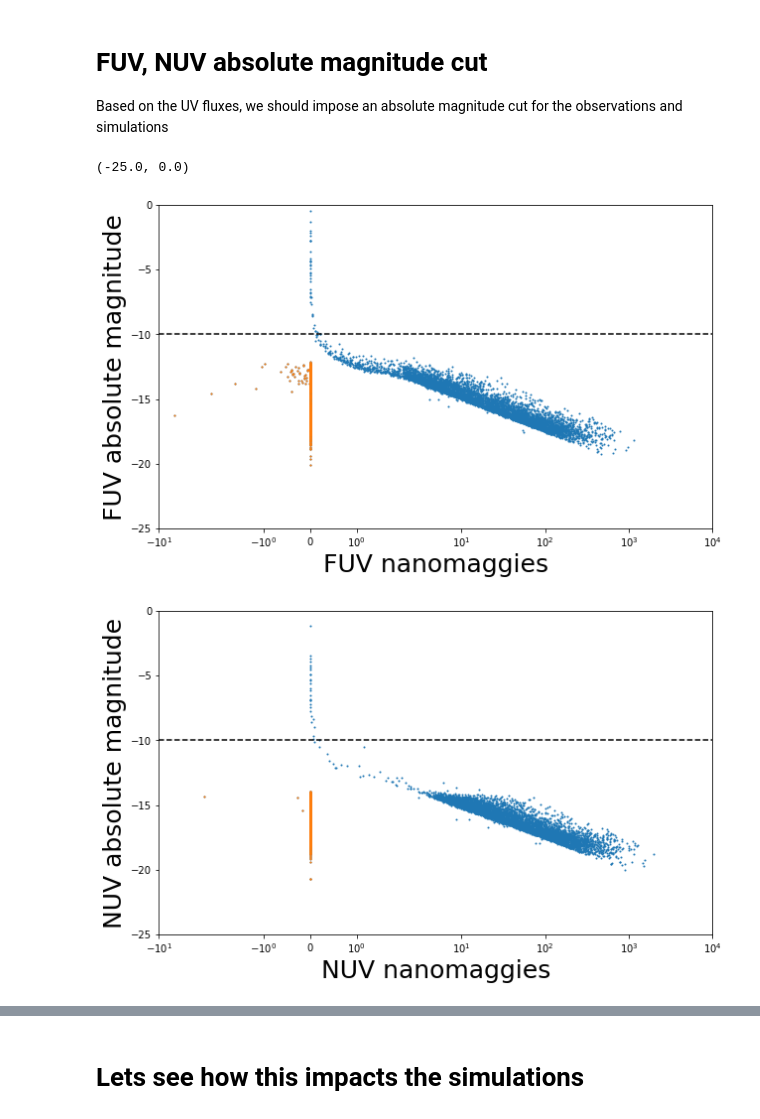
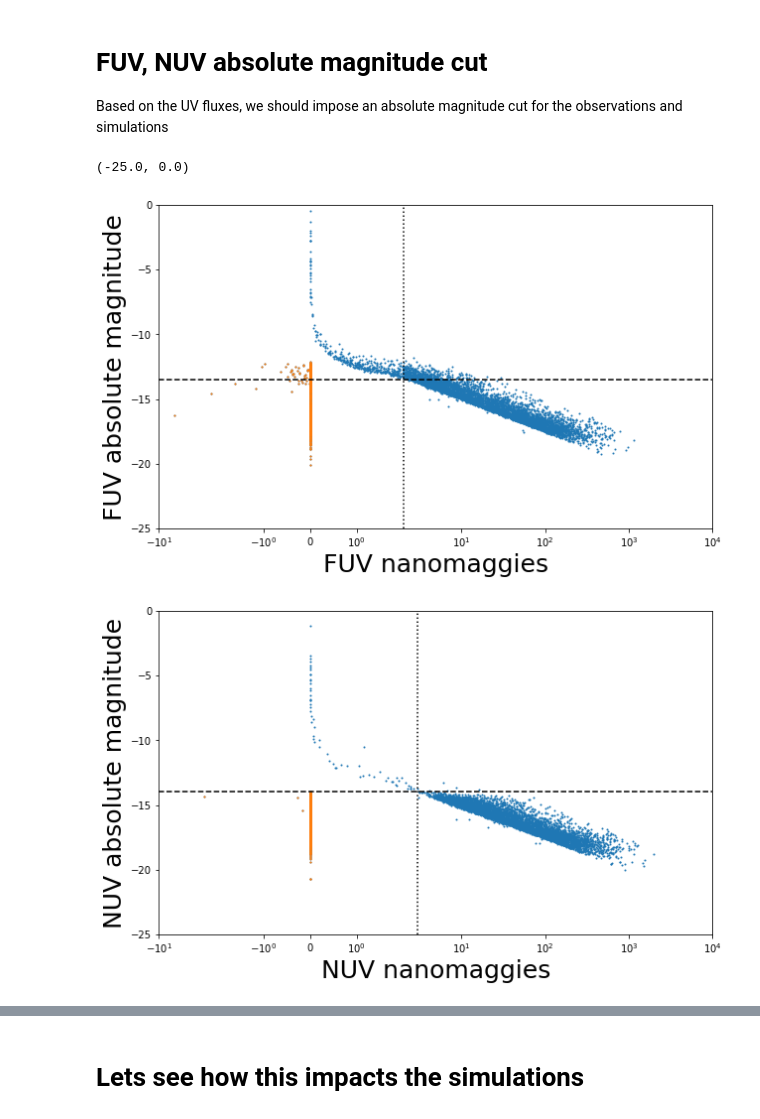
Before and after one commit to IQcollaboratory/galpopFM, a Jupyter notebook: nb/sdss_uv.ipynb, the cells around one changed output, grey strips where cells are left out. Saved outputs shown, nothing was run; the diff lists cells and outputs as text; code cells hidden in the pictures.

```diff
--- a/nb/sdss_uv.ipynb
+++ b/nb/sdss_uv.ipynb
@@ -122,29 +126,33 @@ Based on the UV fluxes, we should impose an absolute magnitude cut for the obser
 # %%
 fig = plt.figure(figsize=(10,6))
 sub = fig.add_subplot(111)
 sub.scatter(nmgy_fuv[(abs_r < -20)], abs_fuv[(abs_r < -20)], c='C0', s=1)
 sub.scatter(nmgy_fuv[(abs_r < -20) & (nmgy_fuv <= 0)], abs_fuv[(abs_r < -20) & (nmgy_fuv <= 0)], c='C1', s=1)
-sub.axhline(-10, color='k', linestyle='--')
+sub.axvline(2, color='k', linestyle=':')
+
+sub.axhline(-13.5, color='k', linestyle='--')
 sub.set_xlabel('FUV nanomaggies', fontsize=25)
 sub.set_xscale('symlog')
 sub.set_xlim(-10, 1e4)
 sub.set_ylabel('FUV absolute magnitude', fontsize=25)
 sub.set_ylim(-25, 0)
 
 
 fig = plt.figure(figsize=(10,6))
 sub = fig.add_subplot(111)
 sub.scatter(nmgy_nuv[(abs_r < -20)], abs_nuv[(abs_r < -20)], c='C0', s=1)
 sub.scatter(nmgy_nuv[(abs_r < -20) & (nmgy_nuv <= 0)], abs_nuv[(abs_r < -20) & (nmgy_nuv <= 0)], c='C1', s=1)
-sub.axhline(-10, color='k', linestyle='--')
+sub.axvline(3, color='k', linestyle=':')
+
+sub.axhline(-14, color='k', linestyle='--')
 
 sub.set_xlabel('NUV nanomaggies', fontsize=25)
 sub.set_xscale('symlog')
 sub.set_xlim(-10, 1e4)
 sub.set_ylabel('NUV absolute magnitude', fontsize=25)
 sub.set_ylim(-25, 0)
 # %% [output]
 (-25.0, 0.0)
-[figure, old version]
+[figure, new version]
-[figure, old version]
+[figure, new version]
 # %%
```
Also changed, not shown: parts of 7 cells of this notebook.
